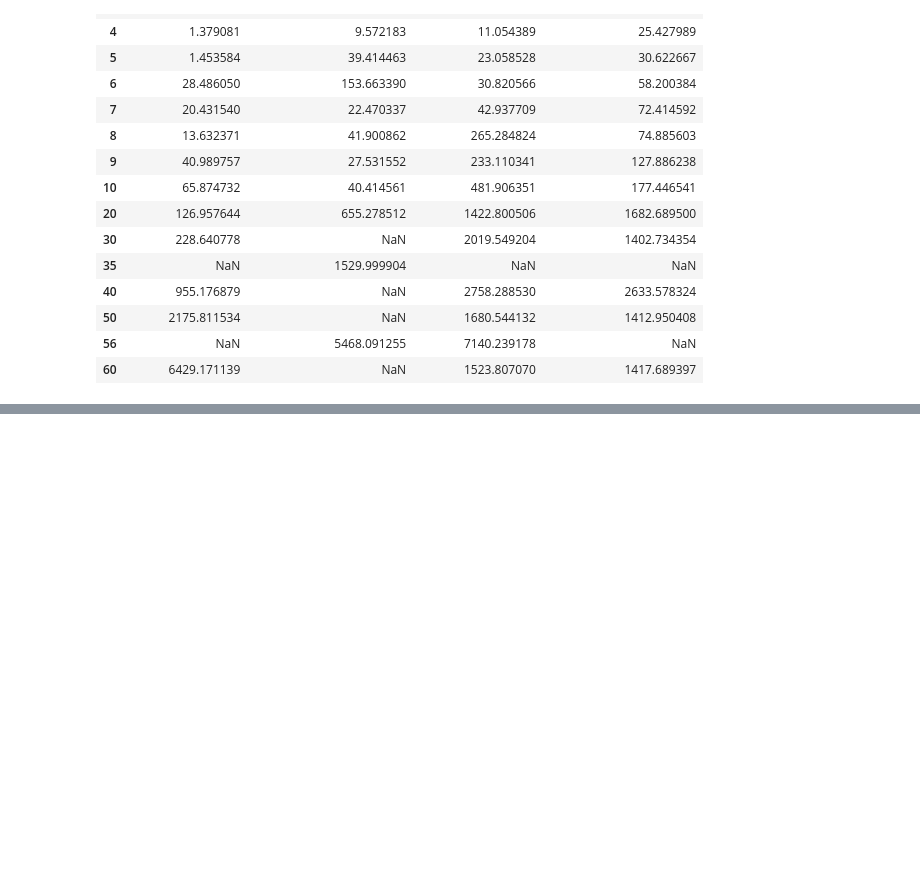
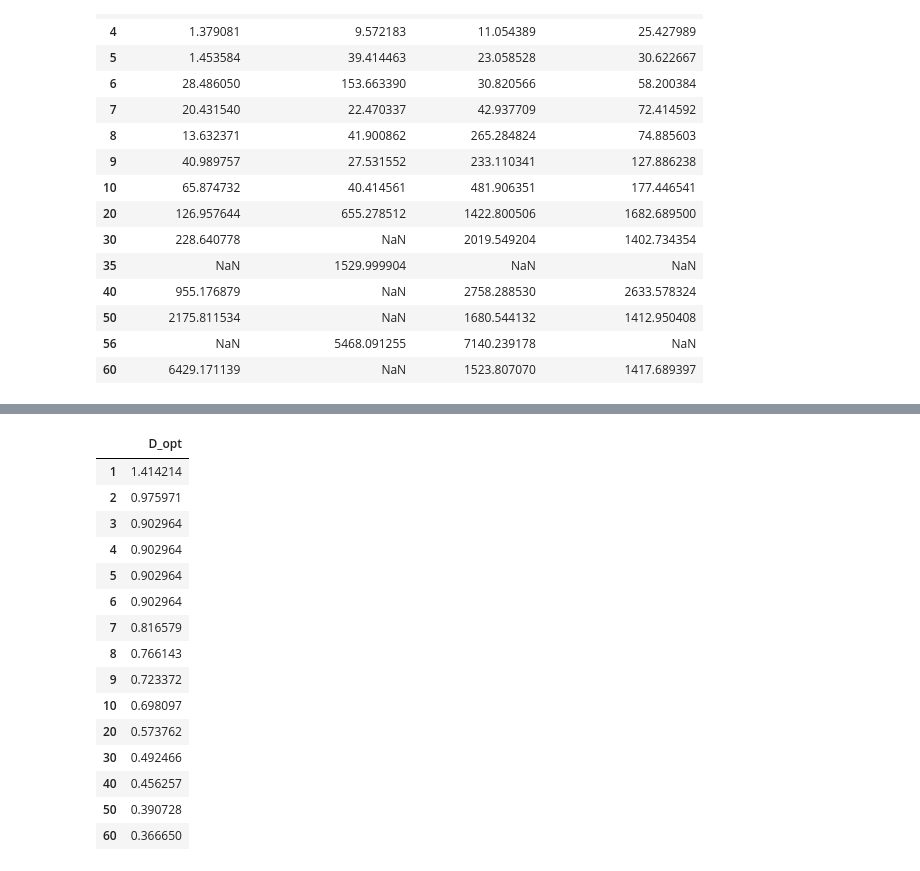
Before and after one commit to leadcatlab/continuous-p-dispersion, a Jupyter notebook: src/script.ipynb, the cells around one changed output, grey strips where cells are left out. Cells and saved outputs as stored; diff of their text form; code cells hidden in the pictures; blank space fills up the shorter version.

```diff
--- a/src/script.ipynb
+++ b/src/script.ipynb
@@ -123,0 +128,24 @@ plt.show()
+# %%
+values = get_data('../output/pointy-star', 'D_opt')
+# sort values by p and make into a df
+import pandas as pd
+df = pd.DataFrame.from_dict(values, orient='index', columns=['D_opt'])
+df.sort_index(inplace=True)
+df
+# %% [output]
+|  | D_opt |
+| 1 | 1.414214 |
+| 2 | 0.975971 |
+| 3 | 0.902964 |
+| 4 | 0.902964 |
+| 5 | 0.902964 |
+| 6 | 0.902964 |
+| 7 | 0.816579 |
+| 8 | 0.766143 |
+| 9 | 0.723372 |
+| 10 | 0.698097 |
+| 20 | 0.573762 |
+| 30 | 0.492466 |
+| 40 | 0.456257 |
+| 50 | 0.390728 |
+| 60 | 0.366650 |
```
Also changed, not shown: parts of 1 cell of this notebook, 5 other files.
